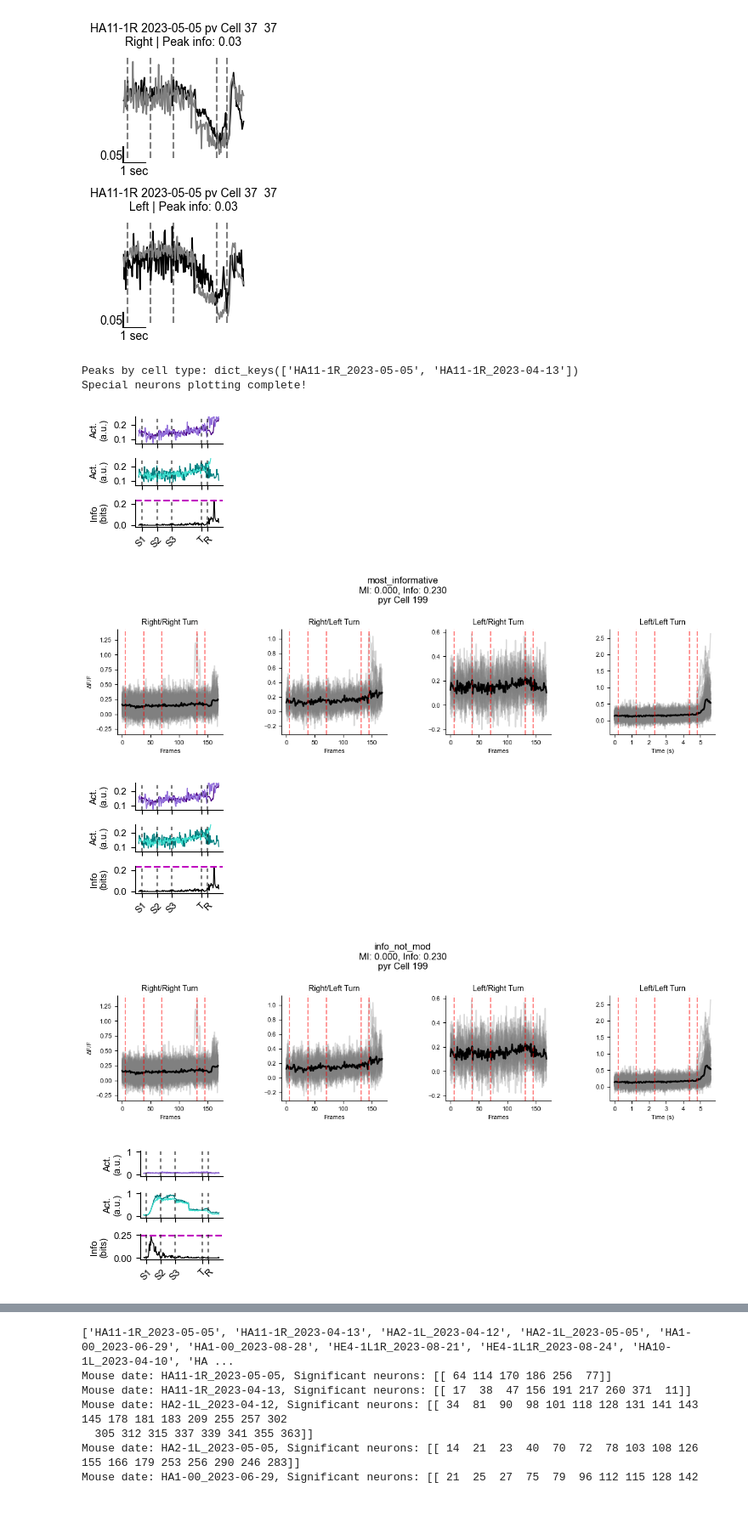
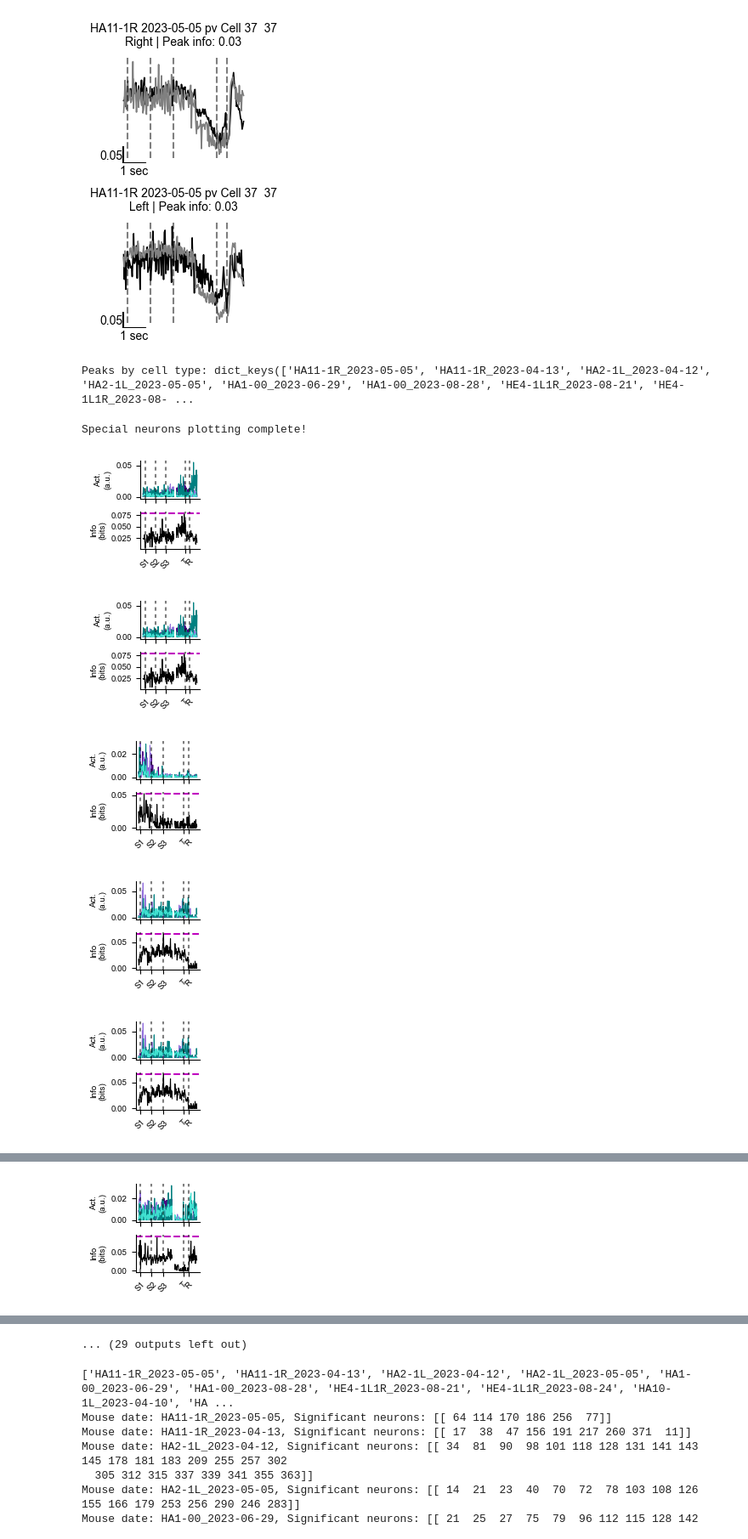
Before and after one commit to constanzabassi/GLM-analysis, a Jupyter notebook: run_glm_decoding_analysis.ipynb, the cells around one changed output, grey strips where cells are left out. Shown at 85% size. Cells and saved outputs as stored; diff of their text form; code cells hidden in the pictures; blank space fills up the shorter version.

```diff
--- a/run_glm_decoding_analysis.ipynb
+++ b/run_glm_decoding_analysis.ipynb
@@ -31,8 +31,8 @@ from utils.cell_visualizer import CellVisualizer
 # decoded_variables= {'sound_category', 'choice', 'photostim', 'outcome','shuffled/sound_category', 'shuffled/choice', 'shuffled/photostim', 'shuffled/outcome'}
 # decoded_variables= {'sound_category','shuffled/sound_category'}#{'choice', 'shuffled/choice'}#{'sound_category','shuffled/sound_category', 'choice', 'shuffled/choice','outcome','shuffled/outcome'}
 # decoded_variables = {'sound_category','shuffled/sound_category','choice', 'shuffled/choice','outcome','shuffled/outcome'}#{'outcome','shuffled/outcome'} #{'sound_category','shuffled/sound_category'}# #{'photostim','shuffled/photostim'} #,'photostim','shuffled/photostim'}
-# decoded_variables = {'sound_category','shuffled/sound_category','choice', 'shuffled/choice'}
-decoded_variables = {'outcome','shuffled/outcome'}
+decoded_variables = {'sound_category','shuffled/sound_category','choice', 'shuffled/choice'}
+# decoded_variables = {'outcome','shuffled/outcome'}
 
 data_handler = datafun(decoded_variables=decoded_variables)  # Pass any initial data if needed
 data_handler_pass = datafun(decoded_variables=decoded_variables)  # Pass any initial data if needed
@@ -146,7 +146,7 @@ Memory used by this process: 35.43 GB
 # Get shuffled data into frames x neurons x total shuffles across splits (50 * 10 = 500)
 print(list(decoded_variables)[0])
 print(list(decoded_variables))
-shuffled_structure = data_handler.create_shuffled_distribution_structure(decoder_type = 'outcome', metric = 'sc_instantaneous_information')
+shuffled_structure = data_handler.create_shuffled_distribution_structure(decoder_type = 'choice', metric = 'sc_instantaneous_information')
 # if 'photostim' in decoded_variables or 'sound_category' in decoded_variables:
 #     shuffled_structure_pass = data_handler_pass.create_shuffled_distribution_structure(decoder_type = list(decoded_variables)[1], metric = 'sc_instantaneous_information')
 # %% [output]
@@ -304,7 +304,7 @@ end_frame = 169 #100 for sound/photostim
 threshold = 0.06 #shuffled_threshold['universal_threshold'] #np.max(list(shuffled_threshold['thresholds'].values())) #shuffled_threshold['universal_threshold'] #0.06 #shuffled_threshold['universal_threshold'] #use threshold OR percentile to decide signficant neurons
 method = 'threshold_peak'#'shuffled_timepoint' #'threshold_peak'# 'shuffled_peak', 'threshold_peak', 'range_threshold', 'combined', 'shuffled_timepoint'
 metric_to_plot = 'sc_instantaneous_information_mean'
-current_decoder_type = 'outcome' #shuffled/
+current_decoder_type = 'choice' #shuffled/
 prtile = 90
 
 # Replace dot with underscore in threshold for directory name
@@ -1182,7 +1078,7 @@ IndexError: index 68 is out of bounds for axis 0 with size 15
 # %%
 # Plot special neurons for each dataset
 to_decode = 'sound_category'
-base_figure_dir = f'V:\Connie/results\glm_decoding/2025/figures/test1\{to_decode}' #f'V:\Connie/results\glm_decoding/2025/figures/all_balanced\{to_decode}'
+base_figure_dir = f'W:\Connie/results\Bassi2025/fig2\glm_decoding\{to_decode}' #f'V:\Connie/results\glm_decoding/2025/figures/all_balanced\{to_decode}'
 os.makedirs(base_figure_dir+'/example_cells', exist_ok=True)
 condition_colors = ['indigo','mediumpurple','teal','turquoise']#['black','gray','black','gray'] #['navy','royalBlue','darkred','firebrick'] #['#377eb8', '#e41a1c']  # blue and red
 
@@ -1190,7 +1086,7 @@ condition_colors = ['indigo','mediumpurple','teal','turquoise']#['black','gray',
 current_model_type = 'pre' #'pre' or passive
 results_pre_all = results_pre_all_sb #results_to_test #results_pre_all_sb
 start_frame = 14 #14 before this there is artifact
-end_frame = 169 #100 for sound/photostim
+end_frame = 100 #100 for sound/photostim
 threshold = 0.06 #shuffled_threshold['universal_threshold'] #np.max(list(shuffled_threshold['thresholds'].values())) #shuffled_threshold['universal_threshold'] #0.06 #shuffled_threshold['universal_threshold'] #use threshold OR percentile to decide signficant neurons
 method = 'threshold_peak' #'threshold_peak'# 'shuffled_peak', 'threshold_peak', 'range_threshold', 'combined'
 metric_to_plot = 'sc_instantaneous_information_mean'
@@ -1213,64 +1109,54 @@ for dataset in peaks_by_celltype.keys(): #sig_neurons: #specified_datasets:
     mod_values = None #mod_index_neurons[dataset]
 
     # Find special neurons
-    special_neurons = analysis_dec.find_special_neurons(dataset, None, None, peaks_by_celltype)
+    special_neurons = analysis_dec.find_special_neurons(dataset, None, None, peaks_by_celltype, cell_type_filter='som')
+
 
     for i, (category, info) in enumerate(special_neurons.items()):
         if info['neuron_id'] is not None:
             cur_celltype= info['cell_type']
             cur_cel_id = info['neuron_id']
 
             cell_viz.plot_avg_informative_cell_overlay(
                     results=results_pre_all_sb[dataset],
                     decoded_variable=to_decode,
                     aligned_imaging=data['aligned_imaging'],
                     cell_id=info['neuron_id'],
                     all_conditions=data['all_conditions'], #condition_indices=trials,
                     condition_colors=condition_colors,
                     title_base=f'{animalID} {date} {cur_celltype} Cell {cur_cel_id}', #- {label}
                     peak_info = info['info_val'], #peaks_by_celltype[dataset][cell_type]['sc']['sc_instantaneous_information_mean']['peak_values'][cell_id],
                     subplot_split='Right',
-                    orientation='vertical', figsize=(1.8,1.8),
+                    orientation='vertical', figsize=(1.5,1.5),
                     smoothing=None,
                     shading = False,
-                    save_path=f'{base_figure_dir}/example_cells/info_deconv_{animalID}_{date}_{cur_celltype}_cell_{cur_cel_id}.pdf' #_{safe_label}
+                    save_path=f'{base_figure_dir}/example_cells/updated_info_deconv_{animalID}_{date}_{cur_celltype}_cell_{cur_cel_id}.pdf', #_{safe_label},
+                    plot_information = True,  # NEW: whether to plot peak info line
+                    combine_groups = True,  # NEW: whether to combine groups in one plot
                 )
 
-            # plot_informative_cell_overlay(
-            #         aligned_imaging=data['aligned_imaging'],
-            #         cell_id=info['neuron_id'],
-            #         all_conditions=data['all_conditions'], #condition_indices=trials,
-            #         condition_colors=condition_colors,
-            #         title_base=f'{animalID} {date} {cur_celltype} Cell {cell_id}', #- {label}
-            #         peak_info = info['info_val'], #peaks_by_celltype[dataset][cell_type]['sc']['sc_instantaneous_information_mean']['peak_values'][cell_id],
-            #         subplot_split='right',
-            #         orientation='horizontal', figsize=(4,2),
-            #         smoothing=None,
-            #         shading = False,
-            #         save_path='' #f'{base_figure_dir}/example_cells/{animalID}_{date}_{cell_type}_cell_{cell_id}' #_{safe_label}
-            #     )
-
-            cell_viz.plot_informative_cell(
-                aligned_imaging=data['aligned_imaging'],
-                cell_id=info['neuron_id'],
-                all_conditions=data['all_conditions'],
-                title_base=f'{category}\nMI: {info["mod_val"]:.3f}, Info: {info["info_val"]:.3f}\n{info["cell_type"]} Cell {cur_cel_id }',
-            )
+            #this plots original plots separated by conditions
+            # cell_viz.plot_informative_cell(
+            #     aligned_imaging=data['aligned_imaging'],
+            #     cell_id=info['neuron_id'],
+            #     all_conditions=data['all_conditions'],
+            #     title_base=f'{category}\nMI: {info["mod_val"]:.3f}, Info: {info["info_val"]:.3f}\n{info["cell_type"]} Cell {cur_cel_id }',
+            # )
 
 
     # plt.tight_layout()
     # plt.savefig(f'{base_figure_dir}/{animalID}_{date}_special_neurons.pdf',
     #             bbox_inches='tight', dpi=300)
     # plt.close()
 
 
 
 print("Special neurons plotting complete!")
 # %% [output]
-Peaks by cell type: dict_keys(['HA11-1R_2023-05-05', 'HA11-1R_2023-04-13'])
-Special neurons plotting complete!
+Peaks by cell type: dict_keys(['HA11-1R_2023-05-05', 'HA11-1R_2023-04-13', 'HA2-1L_2023-04-12', 'HA2-1L_2023-05-05', 'HA1-00_2023-06-29', 'HA1-00_2023-08-28', 'HE4-1L1R_2023-08-21', 'HE4-1L1R_2023-08- ...
+Special neurons plotting complete!
-[figure, old version]
+[figure, new version]
-[figure, old version]
+[figure, new version]
-[figure, old version]
+[figure, new version]
-[figure, old version]
+[figure, new version]
-[figure, old version]
+[figure, new version]
@@ -1279,0 +1166 @@ Special neurons plotting complete!
+[figure, added]
@@ -1280,3 +1168,4 @@ Special neurons plotting complete!
+... (29 outputs left out)
 # %%
 #LOAD SIGNIFICANTLY MODULATED CELLS (FROM MATLAB)
 import scipy
```
Also changed, not shown: parts of 22 cells of this notebook, 1 other file.
